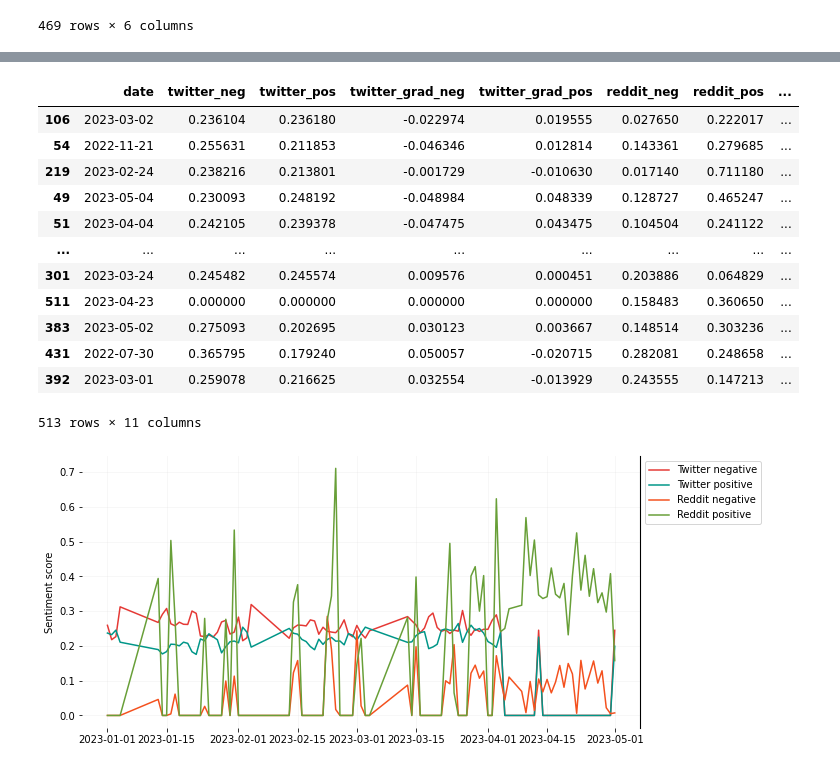
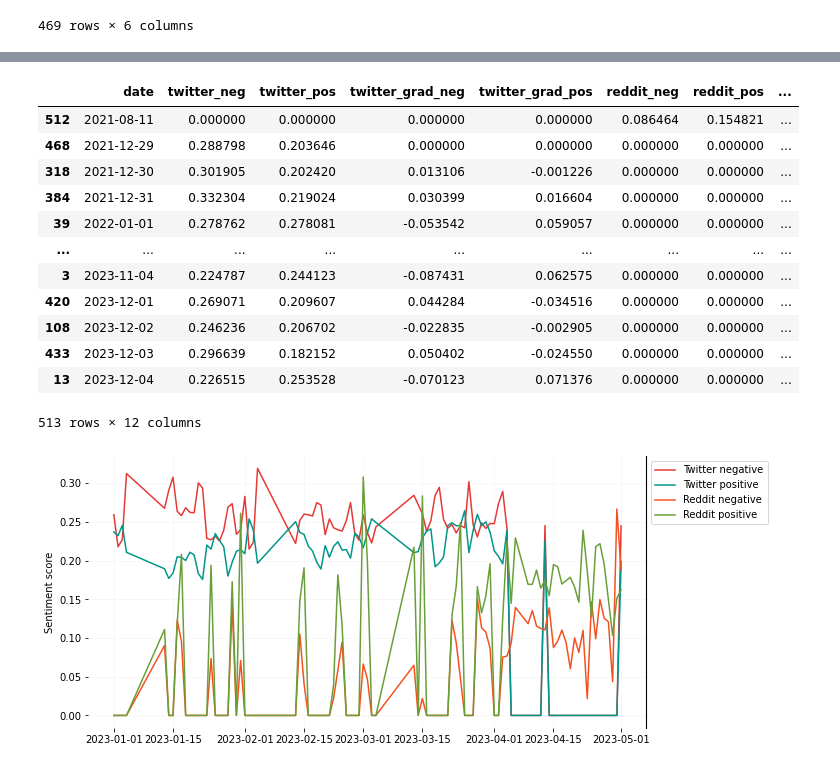
Before and after one commit to yarynakorduba/smt, a Jupyter notebook: combination.ipynb, the cells around one changed output, grey strips where cells are left out. Cells and saved outputs as stored; diff of their text form; code cells hidden in the pictures.

```diff
--- a/combination.ipynb
+++ b/combination.ipynb
@@ -4,12 +4,13 @@ import seaborn as sns
 import matplotlib.pyplot as plt
 import numpy as np
 # %%
-reddit = pd.read_csv("./reddit_res/reddit_sentiment_comment_geriberta.csv")
+reddit = pd.read_csv("./reddit_res/reddit_sentiment_comment_vader.csv")
 twitter = pd.read_feather('./twitter_res/twitter_new_analysis.ftr')
 
-reddit["negativeSentimentScore"] = reddit["Scores"].map(lambda x: eval(x)[0][0])
-reddit["neutralSentimentScore"] = reddit["Scores"].map(lambda x: eval(x)[0][1])
-reddit["positiveSentimentScore"] = reddit["Scores"].map(lambda x: eval(x)[0][2])
+#reddit["negativeSentimentScore"] = reddit["Scores"].map(lambda x: eval(x)[0][0])
+#reddit["neutralSentimentScore"] = reddit["Scores"].map(lambda x: eval(x)[0][1])
+#reddit["positiveSentimentScore"] = reddit["Scores"].map(lambda x: eval(x)[0][2])
+reddit.rename(columns={'Negative': 'negativeSentimentScore', "Positive": "positiveSentimentScore", "Neutral": "neutralSentimentScore"}, inplace=True)
 reddit['created'] = pd.to_datetime(reddit['created'])
 
 twitter["negativeSentimentScore"] = twitter["sentimentScore"].map(lambda x: x[0])
@@ -111,24 +112,24 @@ combined.rename(columns={"negativeSentimentScore_x": "twitter_neg",
 combined.fillna(0, inplace=True)
 combined["pos_grad"] = combined["twitter_grad_pos"] + combined["reddit_grad_pos"]
 combined["neg_grad"] = combined["twitter_grad_neg"] + combined["reddit_grad_neg"]
-combined.sort_values(by="neg_grad", inplace=True)
+combined.sort_values(by="date", inplace=True)
 combined
 # %% [output]
 |  | date | twitter_neg | twitter_pos | twitter_grad_neg | twitter_grad_pos | reddit_neg | reddit_pos | ... |
-| 106 | 2023-03-02 | 0.236104 | 0.236180 | -0.022974 | 0.019555 | 0.027650 | 0.222017 | ... |
-| 54 | 2022-11-21 | 0.255631 | 0.211853 | -0.046346 | 0.012814 | 0.143361 | 0.279685 | ... |
-| 219 | 2023-02-24 | 0.238216 | 0.213801 | -0.001729 | -0.010630 | 0.017140 | 0.711180 | ... |
-| 49 | 2023-05-04 | 0.230093 | 0.248192 | -0.048984 | 0.048339 | 0.128727 | 0.465247 | ... |
-| 51 | 2023-04-04 | 0.242105 | 0.239378 | -0.047475 | 0.043475 | 0.104504 | 0.241122 | ... |
+| 512 | 2021-08-11 | 0.000000 | 0.000000 | 0.000000 | 0.000000 | 0.086464 | 0.154821 | ... |
+| 468 | 2021-12-29 | 0.288798 | 0.203646 | 0.000000 | 0.000000 | 0.000000 | 0.000000 | ... |
+| 318 | 2021-12-30 | 0.301905 | 0.202420 | 0.013106 | -0.001226 | 0.000000 | 0.000000 | ... |
+| 384 | 2021-12-31 | 0.332304 | 0.219024 | 0.030399 | 0.016604 | 0.000000 | 0.000000 | ... |
+| 39 | 2022-01-01 | 0.278762 | 0.278081 | -0.053542 | 0.059057 | 0.000000 | 0.000000 | ... |
 | ... | ... | ... | ... | ... | ... | ... | ... | ... |
-| 301 | 2023-03-24 | 0.245482 | 0.245574 | 0.009576 | 0.000451 | 0.203886 | 0.064829 | ... |
-| 511 | 2023-04-23 | 0.000000 | 0.000000 | 0.000000 | 0.000000 | 0.158483 | 0.360650 | ... |
-| 383 | 2023-05-02 | 0.275093 | 0.202695 | 0.030123 | 0.003667 | 0.148514 | 0.303236 | ... |
-| 431 | 2022-07-30 | 0.365795 | 0.179240 | 0.050057 | -0.020715 | 0.282081 | 0.248658 | ... |
-| 392 | 2023-03-01 | 0.259078 | 0.216625 | 0.032554 | -0.013929 | 0.243555 | 0.147213 | ... |
+| 3 | 2023-11-04 | 0.224787 | 0.244123 | -0.087431 | 0.062575 | 0.000000 | 0.000000 | ... |
+| 420 | 2023-12-01 | 0.269071 | 0.209607 | 0.044284 | -0.034516 | 0.000000 | 0.000000 | ... |
+| 108 | 2023-12-02 | 0.246236 | 0.206702 | -0.022835 | -0.002905 | 0.000000 | 0.000000 | ... |
+| 433 | 2023-12-03 | 0.296639 | 0.182152 | 0.050402 | -0.024550 | 0.000000 | 0.000000 | ... |
+| 13 | 2023-12-04 | 0.226515 | 0.253528 | -0.070123 | 0.071376 | 0.000000 | 0.000000 | ... |
-513 rows × 11 columns
+513 rows × 12 columns
 # %%
-def getTimeseriesSentimentGraph(df):
+def getTimeseriesCombinedGraph(df):
     fig = plt.figure(figsize = (10, 5))
     fig.patch.set_facecolor('white')
 
@@ -162,14 +163,14 @@ def getTimeseriesSentimentGraph(df):
 # %%
 start_date = pd.to_datetime('2023-01-01')
 end_date = pd.to_datetime('2023-05-01')
 
 mask = (combined['date'] >= start_date) & (combined['date'] <= end_date)
 
 # Apply the mask to the DataFrame to select the rows within the date range
 selected_rows = combined[mask]
-getTimeseriesSentimentGraph(selected_rows)
+getTimeseriesCombinedGraph(selected_rows)
 # %% [output]
-[figure, old version]
+[figure, new version]
 # %%
 combined.corr()
 # %% [output]
```
Also changed, not shown: parts of 6 cells of this notebook.
